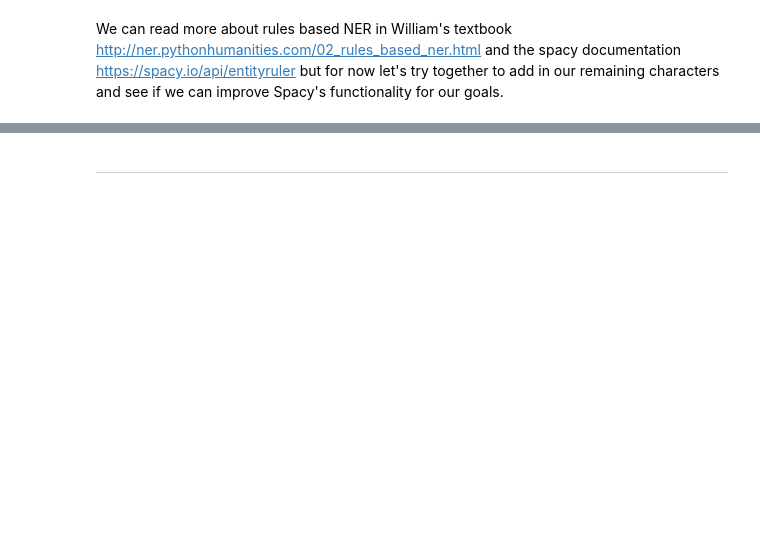
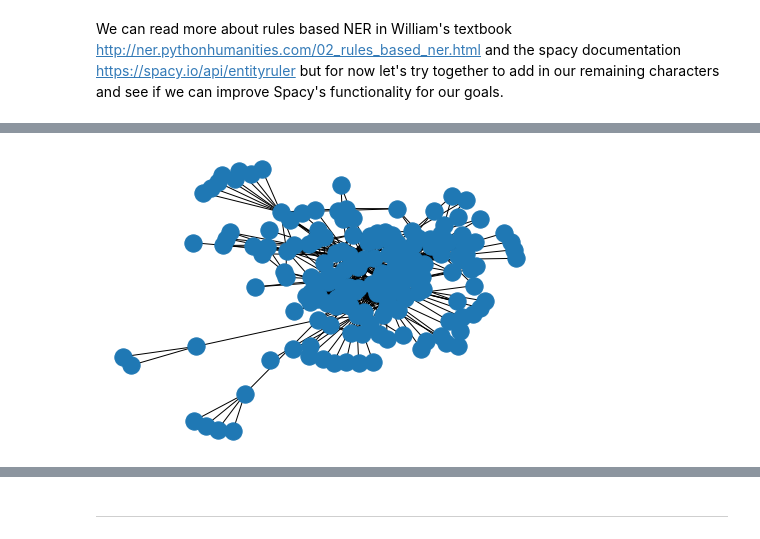
Before and after one commit to ZoeLeBlanc/ner_workshop, a Jupyter notebook: Intro to NER.ipynb, the cells around one changed output, grey strips where cells are left out. Saved outputs shown, nothing was run; the diff lists cells and outputs as text; code cells hidden in the pictures; blank space fills up the shorter version.

```diff
--- a/Intro to NER.ipynb
+++ b/Intro to NER.ipynb
@@ -177,7 +222,7 @@ Or we might try the library `Textpack` that uses TFIDF weighting to also help no
 # %% [markdown]
 One final thing we could do to normalize our data is try lowercasing both the character names and our film data to maximize matches (especially since we didn't actually scrape this data ourselves and so there might be inconsistencies or we might even be working with languages where there is no captialization).
 # %%
-film1_df['sentence_lower'] = film1_df.Sentence.str.lower()
+film1_exploded['sentence_lower'] = film1_exploded.Sentence.str.lower()
 chars_df['name_lower'] = chars_df.Name.str.lower()
 # %% [markdown]
 At this stage we could re-run our code, but one thing to think about is whether lowercasing our strings is not only going to get us more matches, but also more errors.
@@ -326,0 +460,16 @@ We can read more about rules based NER in William's textbook http://ner.pythonhu
+# %%
+
+def find_spacy_entities(row):
+    # code goes here
+    spacy_sentence = nlp(row.Sentence.lower())
+
+    list_tokens = []
+    list_entities = []
+    for token in spacy_sentence.ents:
+        list_tokens.append(token.text)
+        list_entities.append(token.label_)
+    row['spacy_tokens'] = list_tokens
+    row['spacy_entities'] = list_entities
+    return row
+
+film1_df = film1_df.apply(find_spacy_entities, axis=1)
@@ -326,0 +481,11 @@ We can read more about rules based NER in William's textbook http://ner.pythonhu
+# %%
+identified_names = film1_entities.explode('identified_names')
+identified_names = identified_names[['Character', 'identified_names']]
+identified_names['type'] = 'gazetteer'
+spacy_names = film1_df.set_index(['Character', 'Sentence']).apply(pd.Series.explode).reset_index()
+spacy_names = spacy_names[spacy_names.spacy_entities == 'PERSON'][['Character', 'spacy_tokens']]
+spacy_names['type'] = 'spacy'
+identified_names = identified_names.rename(columns={'identified_names': 'token'})
+spacy_names = spacy_names.rename(columns={'spacy_tokens': 'token'})
+names_concat = pd.concat([identified_names, spacy_names])
+names_concat
@@ -326,0 +506,8 @@ We can read more about rules based NER in William's textbook http://ner.pythonhu
+# %%
+G = nx.from_pandas_edgelist(names_concat, 'Character', "token", edge_attr='type')
+# %%
+import matplotlib.pyplot as plt
+nx.draw(G, pos=nx.spring_layout(G))
+plt.draw()
+# %% [output]
+[figure, added]
```
Also changed, not shown: parts of 43 cells of this notebook, 4 other files.
